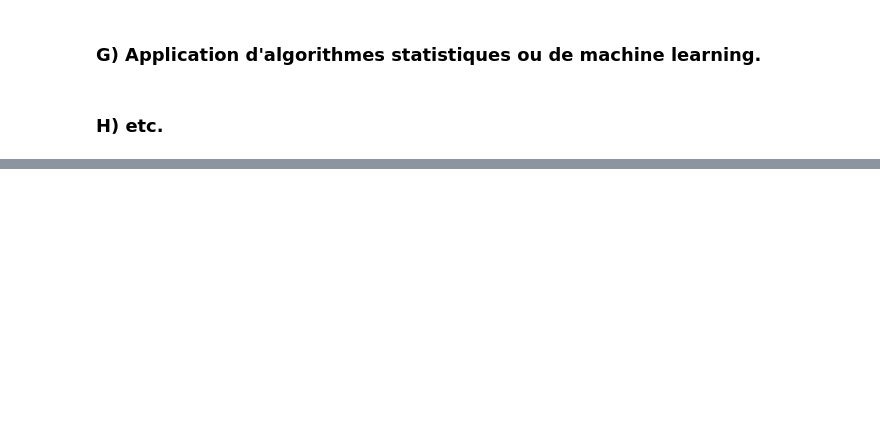
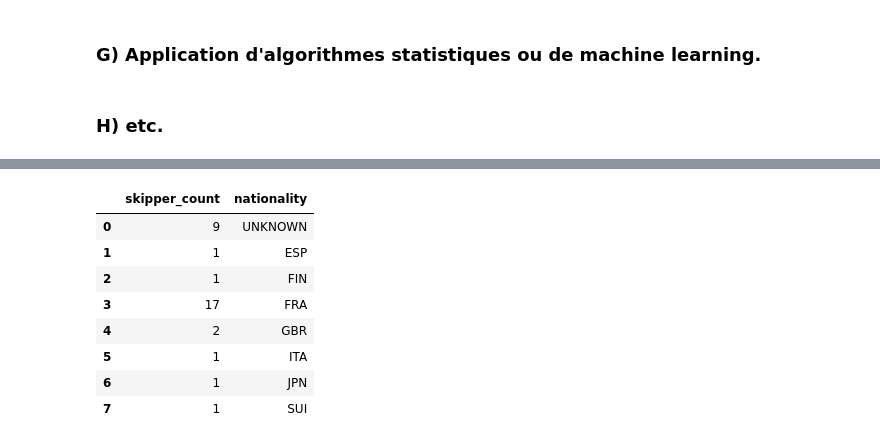
Before and after one commit to Kit-BIGDATA-Telecom-2022-2023/brejon-louis, a Jupyter notebook: projet_final/main.ipynb, the cells around one changed output, grey strips where cells are left out. Cells and saved outputs as stored; diff of their text form; code cells hidden in the pictures; blank space fills up the shorter version.

```diff
--- a/projet_final/main.ipynb
+++ b/projet_final/main.ipynb
@@ -1511,3 +1553,43 @@ df_ts_count_per_day
+# %%
+# Plot skippers by countries
+df_skippers_nationality = df_skippers_groupby.copy()
+df_skippers_nationality = df_skippers_nationality[['skipper_id', 'nationality']].groupby('nationality').count()
+df_skippers_nationality['nationality'] = df_skippers_nationality.index
+df_skippers_nationality = df_skippers_nationality.reset_index(drop=True)
+df_skippers_nationality = df_skippers_nationality.rename(columns={'skipper_id':'skipper_count'})
+df_skippers_nationality['nationality'] = df_skippers_nationality['nationality'].replace('', 'UNKNOWN')
+
+nationalities = df_skippers_nationality['nationality'].tolist()
+counts = df_skippers_nationality['skipper_count'].tolist()
+
+fig = go.Figure()
+fig.add_trace(
+    go.Pie(
+        labels=nationalities,
+        values=counts,
+        hole=.3,
+        hovertemplate="<b>Nationality</b>: %{label}<br><b>Skippers count</b>: %{value}<br><b>Repartition</b>: %{value}"+f"/{df_skippers_nationality['skipper_count'].sum()} skippers"
+    )
+)
+
+fig.update_layout(
+    width=1200, height=800,
+    title=dict(text=f"<b>Skippers nationality</b>", x=.5),
+    legend_title_text='Nationality:',
+)
+fig.show()
+
+df_skippers_nationality
+# %% [output]
+|  | skipper_count | nationality |
+| 0 | 9 | UNKNOWN |
+| 1 | 1 | ESP |
+| 2 | 1 | FIN |
+| 3 | 17 | FRA |
+| 4 | 2 | GBR |
+| 5 | 1 | ITA |
+| 6 | 1 | JPN |
+| 7 | 1 | SUI |
 # %%
 # Delete directory (useful while testing data retrieval: scraping + preprocessing + loading data)
 
```
Also changed, not shown: parts of 34 cells of this notebook, 1 other file.
